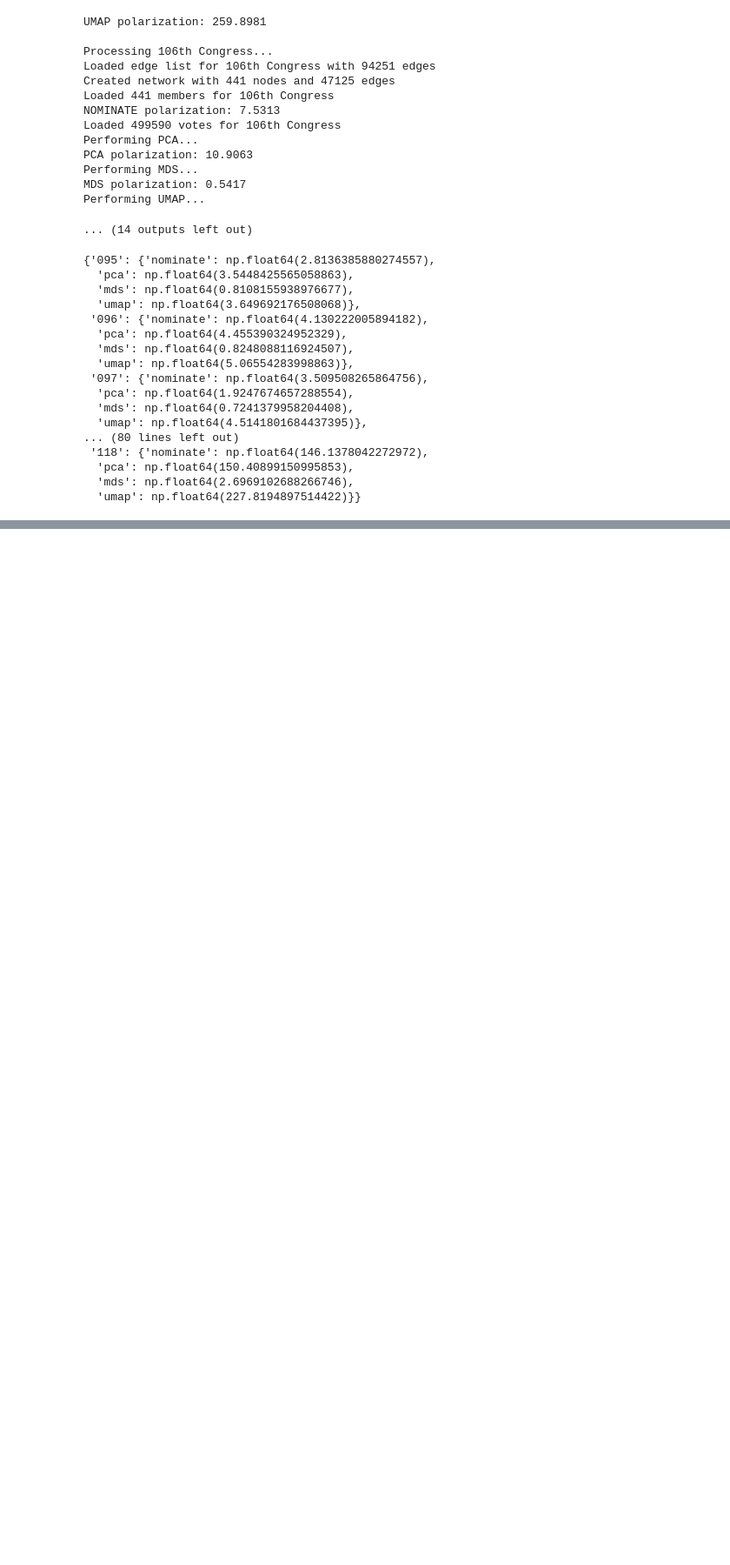
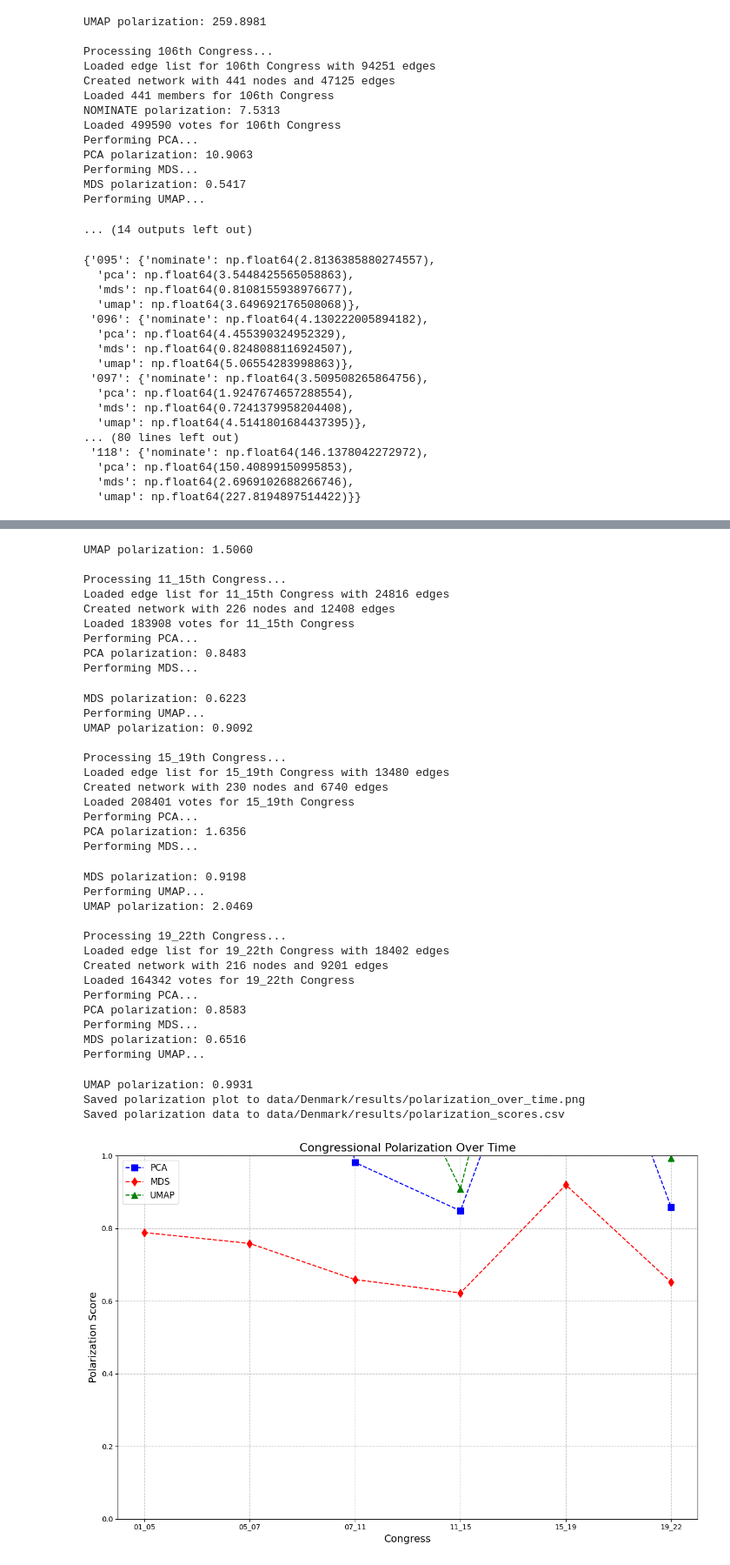
Before and after one commit to Lukas1930/Polarization, a Jupyter notebook: Polarization_Calculation.ipynb, the cells around one changed output, grey strips where cells are left out. Shown at 87% size. Drawn from its saved outputs; the diff is of its cells as text; code cells hidden in the pictures; blank space fills up the shorter version.

Commit message:
Danish polarization scores

```diff
--- a/Polarization_Calculation.ipynb
+++ b/Polarization_Calculation.ipynb
@@ -805,0 +1062,5 @@ plt.savefig('congress_metrics_logsclae.png', dpi=300, bbox_inches='tight')
+# %%
+period = ['01_05','05_07','07_11','11_15','15_19','19_22']
+# %%
+results = D_analyze_polarization_across_congresses(period, data_path="data/Denmark/", output_path="data/Denmark/results/")
+# %% [output]
@@ -805,0 +1098,37 @@ plt.savefig('congress_metrics_logsclae.png', dpi=300, bbox_inches='tight')
+UMAP polarization: 1.5060
+
+Processing 11_15th Congress...
+Loaded edge list for 11_15th Congress with 24816 edges
+Created network with 226 nodes and 12408 edges
+Loaded 183908 votes for 11_15th Congress
+Performing PCA...
+PCA polarization: 0.8483
+Performing MDS...
+MDS polarization: 0.6223
+Performing UMAP...
+UMAP polarization: 0.9092
+
+Processing 15_19th Congress...
+Loaded edge list for 15_19th Congress with 13480 edges
+Created network with 230 nodes and 6740 edges
+Loaded 208401 votes for 15_19th Congress
+Performing PCA...
+PCA polarization: 1.6356
+Performing MDS...
+MDS polarization: 0.9198
+Performing UMAP...
+UMAP polarization: 2.0469
+
+Processing 19_22th Congress...
+Loaded edge list for 19_22th Congress with 18402 edges
+Created network with 216 nodes and 9201 edges
+Loaded 164342 votes for 19_22th Congress
+Performing PCA...
+PCA polarization: 0.8583
+Performing MDS...
+MDS polarization: 0.6516
+Performing UMAP...
+UMAP polarization: 0.9931
+Saved polarization plot to data/Denmark/results/polarization_over_time.png
+Saved polarization data to data/Denmark/results/polarization_scores.csv
+[figure, added]
```
Also changed, not shown: parts of 5 cells of this notebook, 17 other files.
